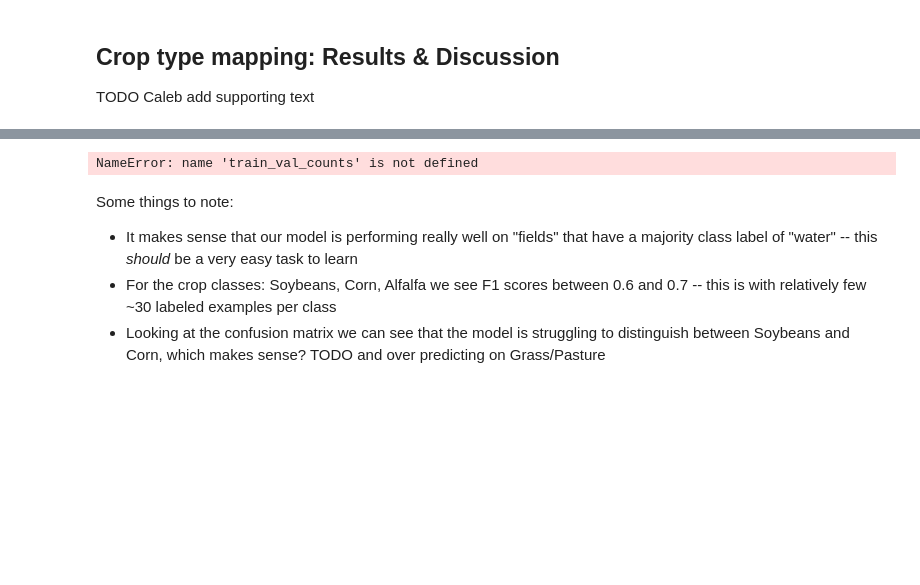
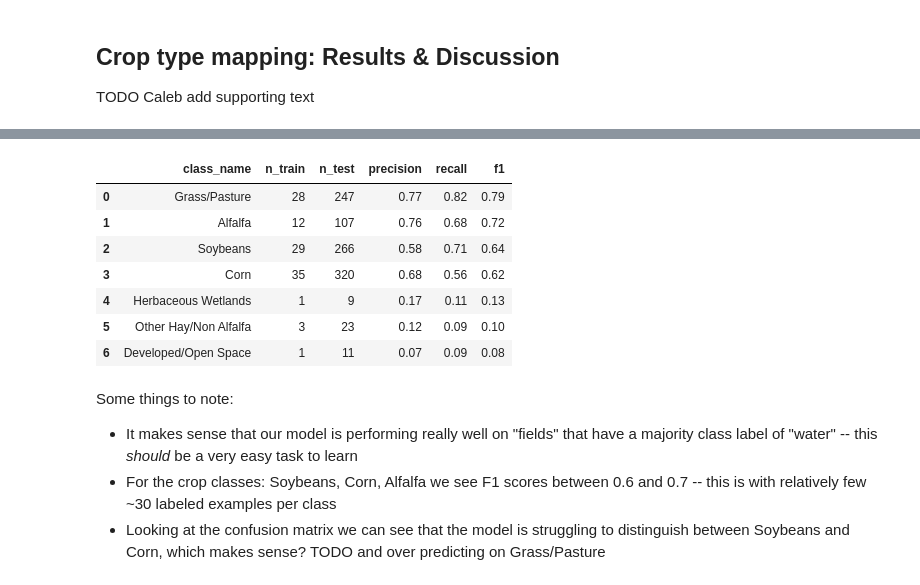
Before and after one commit to fieldsoftheworld/neurips2025-ccai-tutorial, a Jupyter notebook: 0.0-agriculture-monitoring-with-ftw.ipynb, the cells around one changed output, grey strips where cells are left out. Saved outputs shown, nothing was run; the diff lists cells and outputs as text; code cells hidden in the pictures; blank space fills up the shorter version.

```diff
--- a/0.0-agriculture-monitoring-with-ftw.ipynb
+++ b/0.0-agriculture-monitoring-with-ftw.ipynb
@@ -684,33 +724,40 @@ Text(0, 0.5, 'True')
 # %%
 per_class_precision = precision_score(y_test, y_pred, average=None, zero_division=0)
 per_class_recall = recall_score(y_test, y_pred, average=None, zero_division=0)
 per_class_f1 = f1_score(y_test, y_pred, average=None, zero_division=0)
 
 rows = []
 for class_index in range(len(class_names)):
     class_name = class_names[class_index]
 
     class_num = encoder.inverse_transform([class_index])[0]
-    n_train = train_val_counts[class_num]
-    n_test = test_val_counts[class_num]
+    n_train = train_counts[class_num]
+    n_test = test_counts[class_num]
 
     precision = per_class_precision[class_index]
     recall = per_class_recall[class_index]
     f1 = per_class_f1[class_index]
 
     rows.append(
         {
             "class_name": class_name,
             "n_train": n_train,
             "n_test": n_test,
             "precision": precision,
             "recall": recall,
             "f1": f1,
         }
     )
 pd.DataFrame(rows).sort_values(by="f1", ascending=False).reset_index(drop=True).round(2)
 # %% [output]
-NameError: name 'train_val_counts' is not defined
+|  | class_name | n_train | n_test | precision | recall | f1 |
+| 0 | Grass/Pasture | 28 | 247 | 0.77 | 0.82 | 0.79 |
+| 1 | Alfalfa | 12 | 107 | 0.76 | 0.68 | 0.72 |
+| 2 | Soybeans | 29 | 266 | 0.58 | 0.71 | 0.64 |
+| 3 | Corn | 35 | 320 | 0.68 | 0.56 | 0.62 |
+| 4 | Herbaceous Wetlands | 1 | 9 | 0.17 | 0.11 | 0.13 |
+| 5 | Other Hay/Non Alfalfa | 3 | 23 | 0.12 | 0.09 | 0.10 |
+| 6 | Developed/Open Space | 1 | 11 | 0.07 | 0.09 | 0.08 |
 # %% [markdown]
 Some things to note:
 - It makes sense that our model is performing really well on "fields" that have a majority class label of "water" -- this _should_ be a very easy task to learn
```
Also changed, not shown: parts of 17 cells of this notebook, 1 other file.
